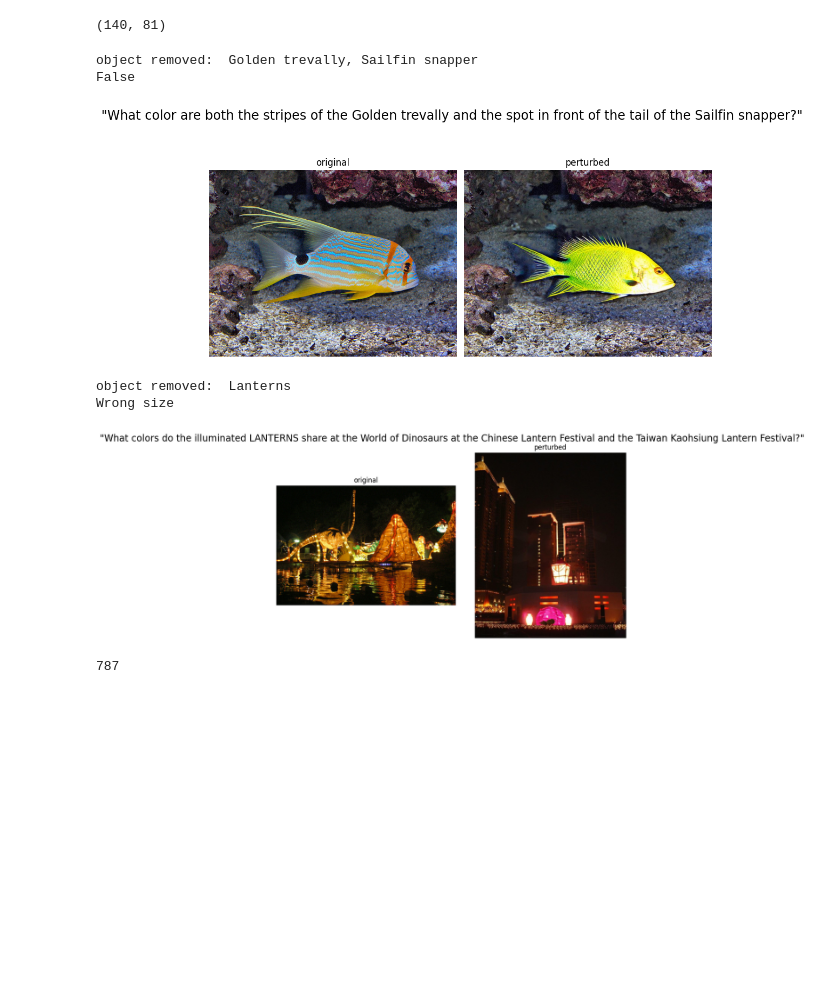
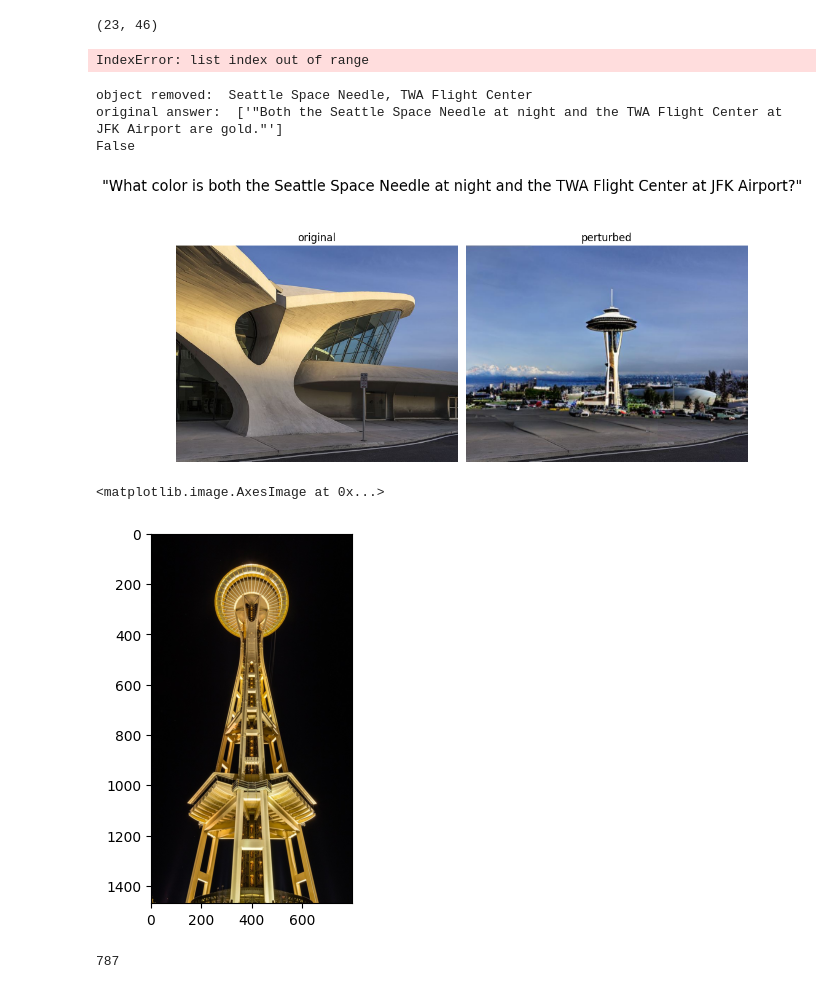
Before and after one commit to PeterCarragher/lmms-finetune, a Jupyter notebook: webqa/qa_check_evaluation.ipynb, the cells around one changed output. Cells and saved outputs as stored; diff of their text form; code cells hidden in the pictures; blank space fills up the shorter version.

Commit message:
cleanup dataset creation, quality check, and eval

```diff
--- a/webqa/qa_check_evaluation.ipynb
+++ b/webqa/qa_check_evaluation.ipynb
@@ -11,7 +11,7 @@ if eval_counterfactuals:
     perturbation_path = "/data/nikitha/VQA_data/results/webqa_yesno"
     qa_check_df['file'] = qa_check_df.apply(lambda x: x['image_id'] + "_" + x['question_id'] + ".jpeg", axis=1)
 else:
-    qa_check_df = pd.read_csv("data/qa_checkk_perturbation_v2.csv")
+    qa_check_df = pd.read_csv("data/qa_check_perturbation_v4.csv")
     qa_check_df['question_id'] = qa_check_df['file'].apply(lambda x: (x.split('.')[0]).split('_')[1])
     qa_check_df['image_id'] = qa_check_df['file'].apply(lambda x: (x.split('.')[0]).split('_')[0])
     perturbation_path = "/data/nikitha/VQA_data/results/old/bad_idx/webqa"
@@ -23,7 +23,9 @@ perturbation_detected_keys = qa_check_df[qa_check_df['passes'] == True][["questi
 perturbation_undetected_keys = qa_check_df[qa_check_df['passes'] == False][["question_id","image_id","file"]].values.tolist()
 len(perturbation_detected_keys), len(perturbation_undetected_keys)
 # %% [output]
-(140, 81)
+(23, 46)
+# %%
+display_idx = 11
 # %%
 %matplotlib inline
 import random
@@ -32,9 +34,12 @@ from eval.eval_utils import *
 
 # compare perturbed and original image side by side
 # example_keys = [(k, id) for k, id in perturbation_detected_keys if len(eval_data[k]['img_posFacts']) == 1]
+
+# check quality of samples that passed the QA check, focus on minimising FPs. FNs dont matter since we have sufficient data to finetune model
 example_keys = perturbation_detected_keys
-
-key, image_id, file = example_keys[random.randint(0, len(example_keys))]
+key, image_id, file = example_keys[display_idx]
+display_idx += 1
+# key, image_id, file = example_keys[random.randint(0, len(example_keys))]
 imgs = get_images([image_id, f"{perturbation_path}/{file}"])
 q = capitalize_word_in_sentence(eval_data[key]['Q'], eval_data[key]['Q_obj'])
 
@@ -42,35 +47,38 @@ print("object removed: ", eval_data[key]['Q_obj'])
 print(image_equals(imgs[0], imgs[1]))
 display_images(imgs[0], imgs[1], q, "original", "perturbed", savefile=False)
 # %% [output]
-object removed:  Golden trevally, Sailfin snapper
-False
+IndexError: list index out of range
-[figure, removed]
 # %%
 %matplotlib inline
 import random
 from eval.eval_utils import *
 
 
 # compare perturbed and original image side by side
 # example_keys = [(k, id) for k, id in perturbation_detected_keys if len(eval_data[k]['img_posFacts']) == 1]
 example_keys = perturbation_detected_keys
 def get_other_img(img_id, imgs):
     for img in imgs:
         if int(img['image_id']) != int(img_id):
             return img['image_id']
 
 example_2_img_keys = [(k, id, file) for k, id, file in example_keys if len(eval_data[k]['img_posFacts']) == 2]
 key, image_id, file = example_2_img_keys[random.randint(0, len(example_2_img_keys))]
 imgs = get_images([image_id, f"{perturbation_path}/{file}", get_other_img(image_id, eval_data[key]['img_posFacts'])])
 q = capitalize_word_in_sentence(eval_data[key]['Q'], eval_data[key]['Q_obj'])
 
 print("object removed: ", eval_data[key]['Q_obj'])
+print("original answer: ", eval_data[key]['A'])
 print(image_equals(imgs[0], imgs[1]))
 display_images(imgs[0], imgs[1], q, "original", "perturbed", savefile=False)
+plt.imshow(imgs[2])
 # %% [output]
-object removed:  Lanterns
-Wrong size
+object removed:  Seattle Space Needle, TWA Flight Center
+original answer:  ['"Both the Seattle Space Needle at night and the TWA Flight Center at JFK Airport are gold."']
+False
-[figure, old version]
+[figure, new version]
+<matplotlib.image.AxesImage at 0x...>
+[figure, added]
 # %%
 # print(len(perturbation_detected_keys))
 # # dump keys to csv
```
Also changed, not shown: 22 other files.
